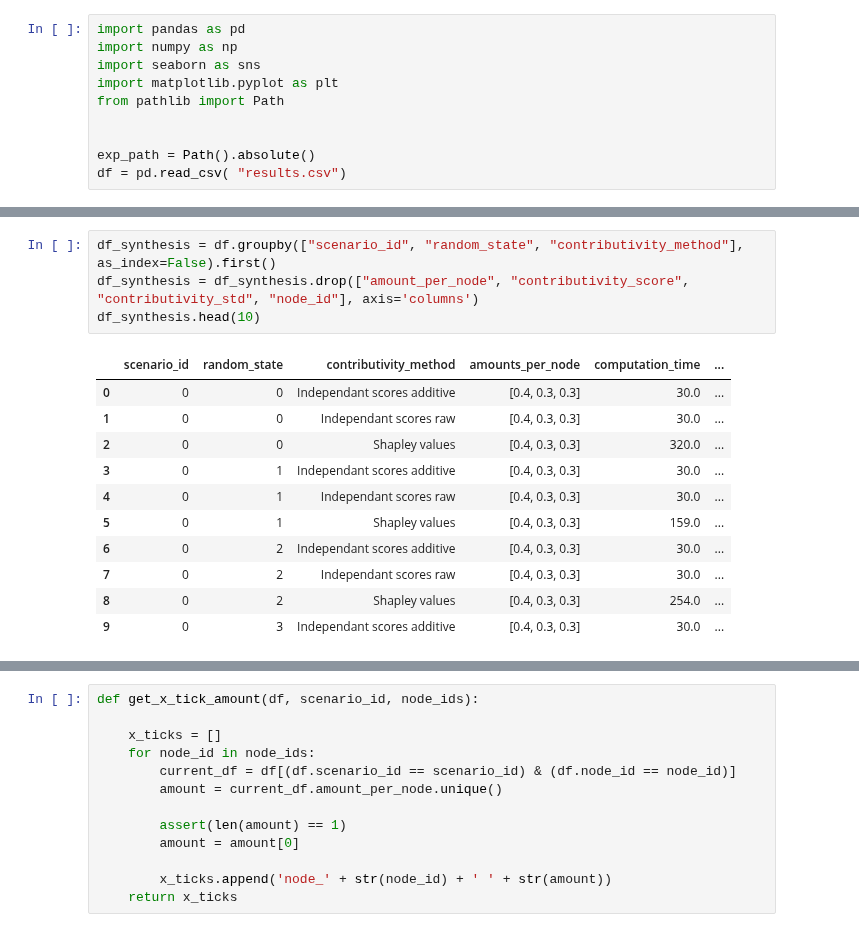
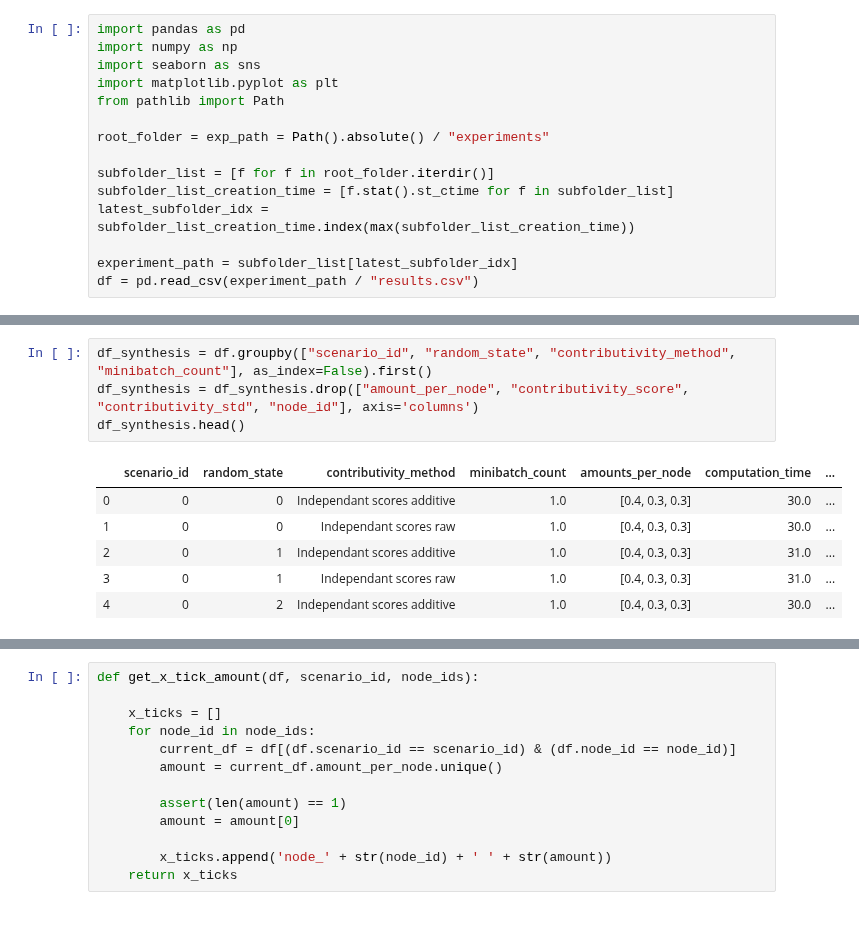
Before and after one commit to LabeliaLabs/distributed-learning-contributivity, a Jupyter notebook: analyse_results.ipynb, the cells around one changed output, grey strips where cells are left out. Drawn from its saved outputs; the diff is of its cells as text.

```diff
--- a/analyse_results.ipynb
+++ b/analyse_results.ipynb
@@ -5,9 +5,14 @@ import seaborn as sns
 import matplotlib.pyplot as plt
 from pathlib import Path
 
+root_folder = exp_path = Path().absolute() / "experiments"
 
-exp_path = Path().absolute()
-df = pd.read_csv( "results.csv")
+subfolder_list = [f for f in root_folder.iterdir()]
+subfolder_list_creation_time = [f.stat().st_ctime for f in subfolder_list]
+latest_subfolder_idx =  subfolder_list_creation_time.index(max(subfolder_list_creation_time))
+
+experiment_path = subfolder_list[latest_subfolder_idx]
+df = pd.read_csv(experiment_path / "results.csv")
 # %%
 print('Random state', df.random_state.unique())
 print('Scenario id', df.scenario_id.unique())
@@ -48,16 +52,11 @@ memory usage: 39.5+ KB
 # %%
-df_synthesis = df.groupby(["scenario_id", "random_state", "contributivity_method"], as_index=False).first()
+df_synthesis = df.groupby(["scenario_id", "random_state", "contributivity_method", "minibatch_count"], as_index=False).first()
 df_synthesis = df_synthesis.drop(["amount_per_node", "contributivity_score", "contributivity_std", "node_id"], axis='columns')
-df_synthesis.head(10)
+df_synthesis.head()
 # %% [output]
-|  | scenario_id | random_state | contributivity_method | amounts_per_node | computation_time | ... |
-| 0 | 0 | 0 | Independant scores additive | [0.4, 0.3, 0.3] | 30.0 | ... |
-| 1 | 0 | 0 | Independant scores raw | [0.4, 0.3, 0.3] | 30.0 | ... |
-| 2 | 0 | 0 | Shapley values | [0.4, 0.3, 0.3] | 320.0 | ... |
-| 3 | 0 | 1 | Independant scores additive | [0.4, 0.3, 0.3] | 30.0 | ... |
-| 4 | 0 | 1 | Independant scores raw | [0.4, 0.3, 0.3] | 30.0 | ... |
-| 5 | 0 | 1 | Shapley values | [0.4, 0.3, 0.3] | 159.0 | ... |
-| 6 | 0 | 2 | Independant scores additive | [0.4, 0.3, 0.3] | 30.0 | ... |
-| 7 | 0 | 2 | Independant scores raw | [0.4, 0.3, 0.3] | 30.0 | ... |
-| 8 | 0 | 2 | Shapley values | [0.4, 0.3, 0.3] | 254.0 | ... |
-| 9 | 0 | 3 | Independant scores additive | [0.4, 0.3, 0.3] | 30.0 | ... |
+|  | scenario_id | random_state | contributivity_method | minibatch_count | amounts_per_node | computation_time | ... |
+| 0 | 0 | 0 | Independant scores additive | 1.0 | [0.4, 0.3, 0.3] | 30.0 | ... |
+| 1 | 0 | 0 | Independant scores raw | 1.0 | [0.4, 0.3, 0.3] | 30.0 | ... |
+| 2 | 0 | 1 | Independant scores additive | 1.0 | [0.4, 0.3, 0.3] | 31.0 | ... |
+| 3 | 0 | 1 | Independant scores raw | 1.0 | [0.4, 0.3, 0.3] | 31.0 | ... |
+| 4 | 0 | 2 | Independant scores additive | 1.0 | [0.4, 0.3, 0.3] | 30.0 | ... |
```
Also changed, not shown: parts of 5 cells of this notebook.
